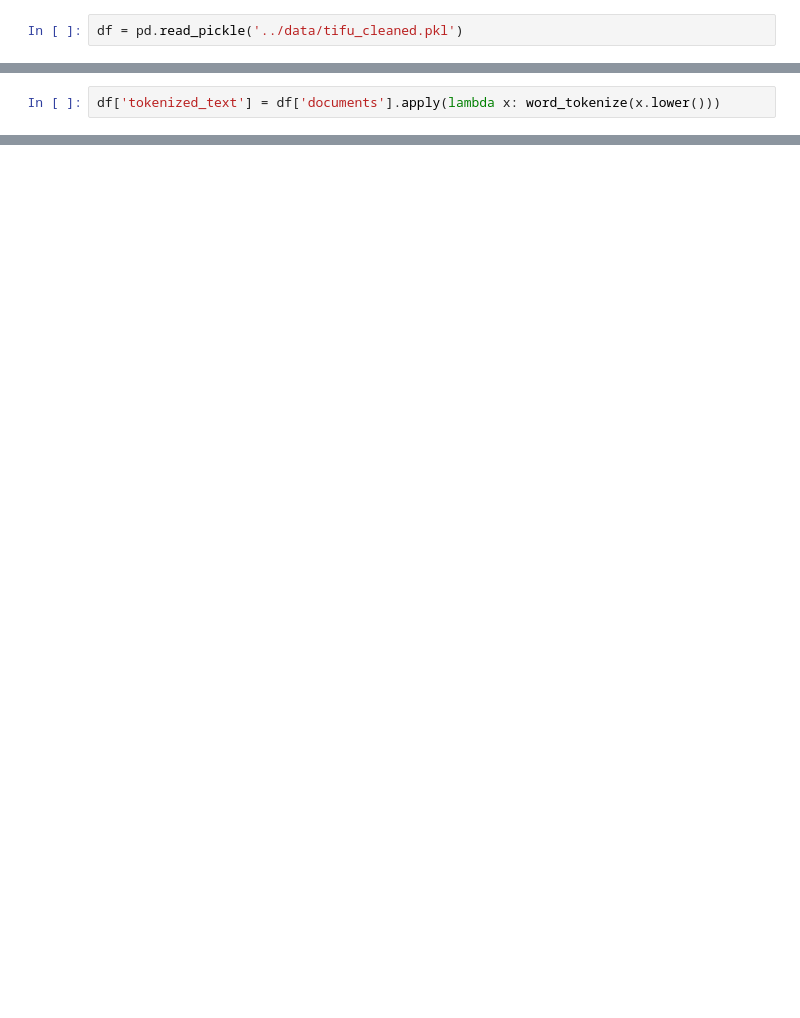
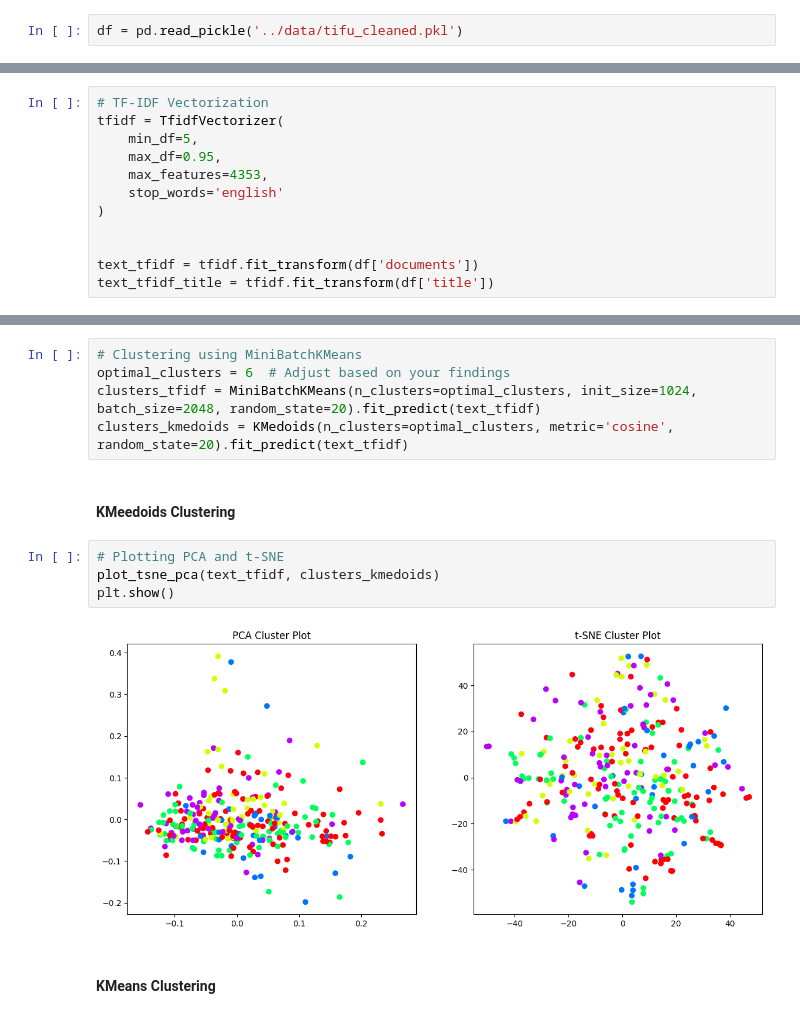
Before and after one commit to KacpiPL/Text_mining_tifu, a Jupyter notebook: scripts/2_clustering.ipynb, the cells around one changed output, grey strips where cells are left out. Cells and saved outputs as stored; diff of their text form; blank space fills up the shorter version.

```diff
--- a/scripts/2_clustering.ipynb
+++ b/scripts/2_clustering.ipynb
@@ -246,2 +27,0 @@ KeyError: "Key 'fuck' not present in vocabulary"
-# %%
-df['tokenized_text'] = df['documents'].apply(lambda x: word_tokenize(x.lower()))
@@ -252,0 +120,12 @@ LookupError:
+# %%
+# TF-IDF Vectorization
+tfidf = TfidfVectorizer(
+    min_df=5,
+    max_df=0.95,
+    max_features=4353,
+    stop_words='english'
+)
+
+
+text_tfidf = tfidf.fit_transform(df['documents'])
+text_tfidf_title = tfidf.fit_transform(df['title'])
@@ -252,0 +144,15 @@ LookupError:
+# %%
+# Clustering using MiniBatchKMeans
+optimal_clusters = 6  # Adjust based on your findings
+clusters_tfidf = MiniBatchKMeans(n_clusters=optimal_clusters, init_size=1024, batch_size=2048, random_state=20).fit_predict(text_tfidf)
+clusters_kmedoids = KMedoids(n_clusters=optimal_clusters, metric='cosine', random_state=20).fit_predict(text_tfidf)
+# %% [markdown]
+#### KMeedoids Clustering
+# %%
+# Plotting PCA and t-SNE
+plot_tsne_pca(text_tfidf, clusters_kmedoids)
+plt.show()
+# %% [output]
+[figure, added]
+# %% [markdown]
+#### KMeans Clustering
```
Also changed, not shown: parts of 36 cells of this notebook.
